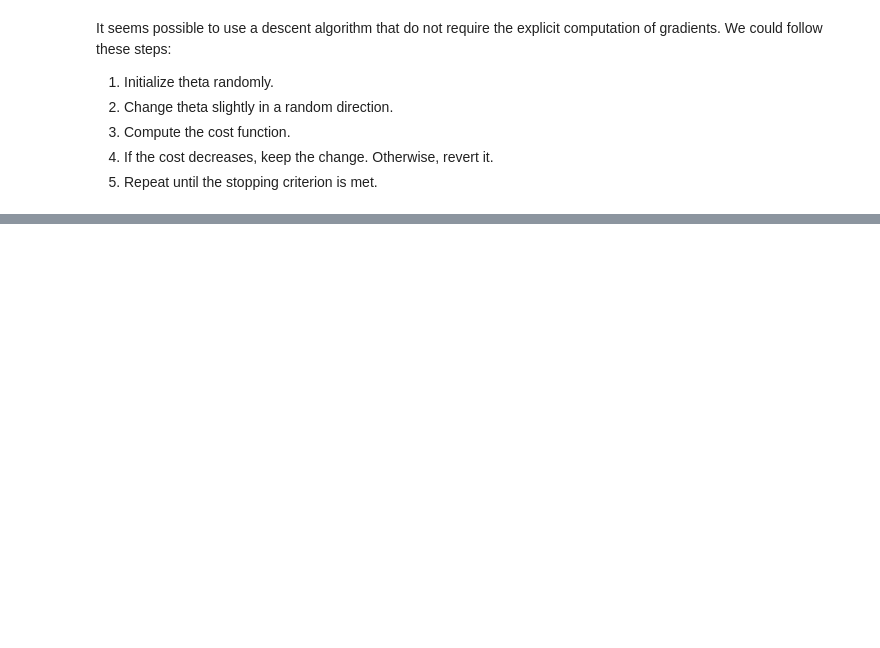
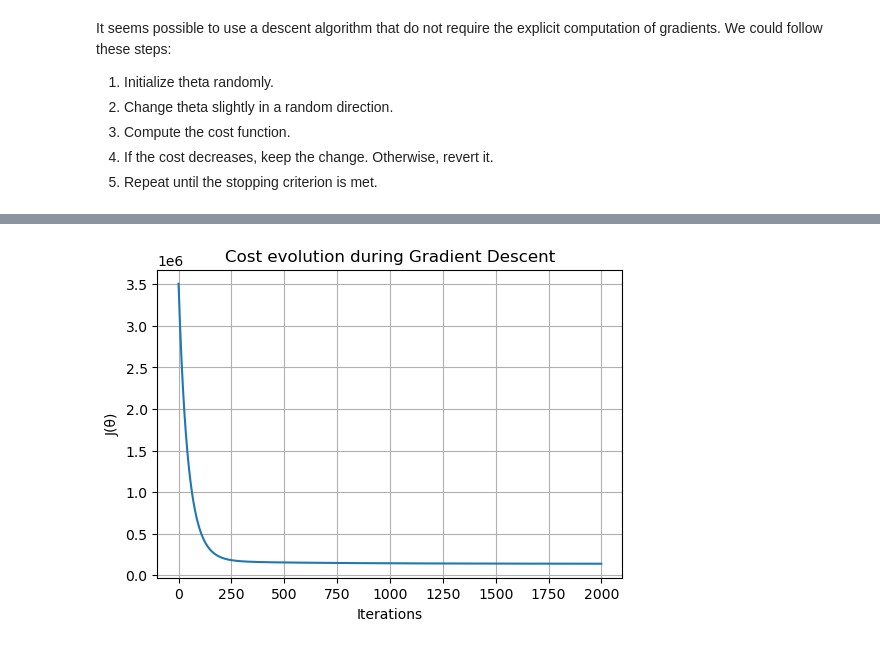
Before and after one commit to evarayHEIG/machle_labs, a Jupyter notebook: pw4/pw4-linear-regression-stud.ipynb, the cells around one changed output, grey strips where cells are left out. Cells and saved outputs as stored; diff of their text form; code cells hidden in the pictures; blank space fills up the shorter version.

```diff
--- a/pw4/pw4-linear-regression-stud.ipynb
+++ b/pw4/pw4-linear-regression-stud.ipynb
@@ -236,0 +315,10 @@ It seems possible to use a descent algorithm that do not require the explicit co
+# %%
+x1_b = dataset['living_area'].to_numpy()
+x2_b = dataset['nb_rooms'].to_numpy()
+
+# Normalize features
+x1_norm_b, m1b, s1b = normalize(x1_b)
+x2_norm_b, m2b, s2b = normalize(x2_b)
+
+# Matrix with bias term
+X_b = np.c_[np.ones(N), x1_norm_b, x2_norm_b]
@@ -236,0 +333,10 @@ It seems possible to use a descent algorithm that do not require the explicit co
+# %%
+plt.figure(figsize=(6,4))
+plt.plot(cost_b)
+plt.xlabel("Iterations")
+plt.ylabel("J(θ)")
+plt.title("Cost evolution during Gradient Descent")
+plt.grid(True)
+plt.show()
+# %% [output]
+[figure, added]
```
Also changed, not shown: parts of 13 cells of this notebook.
